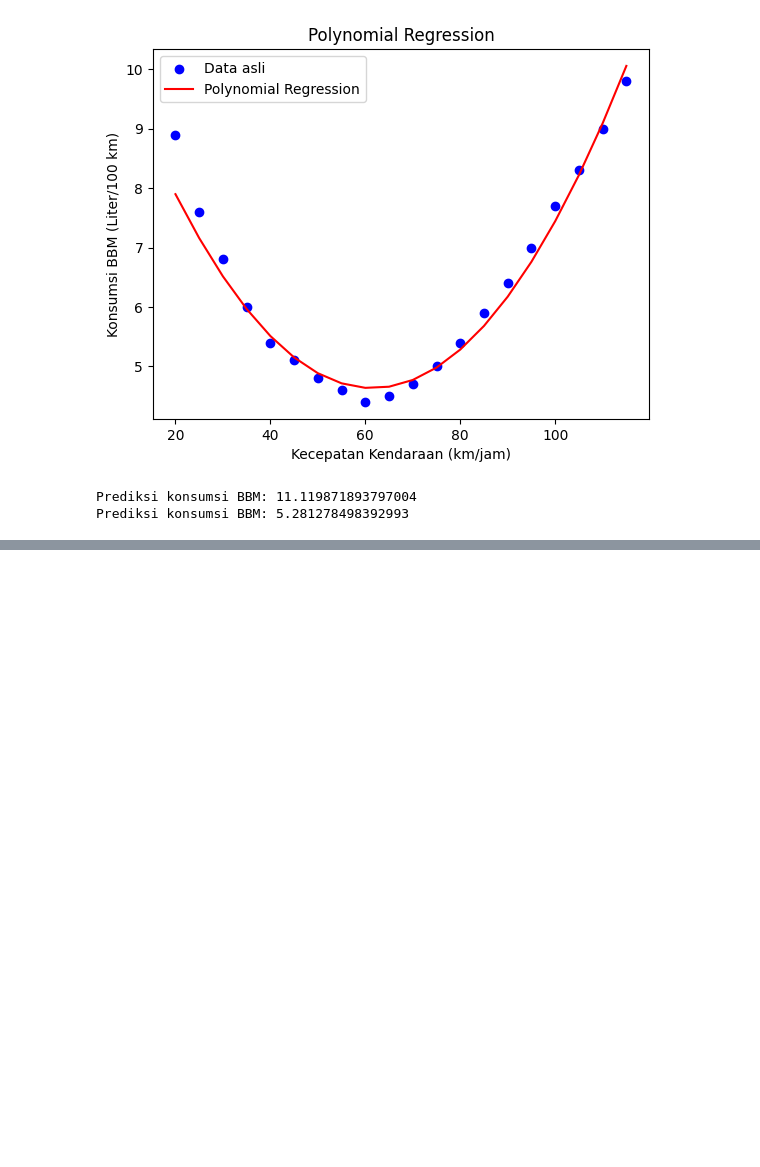
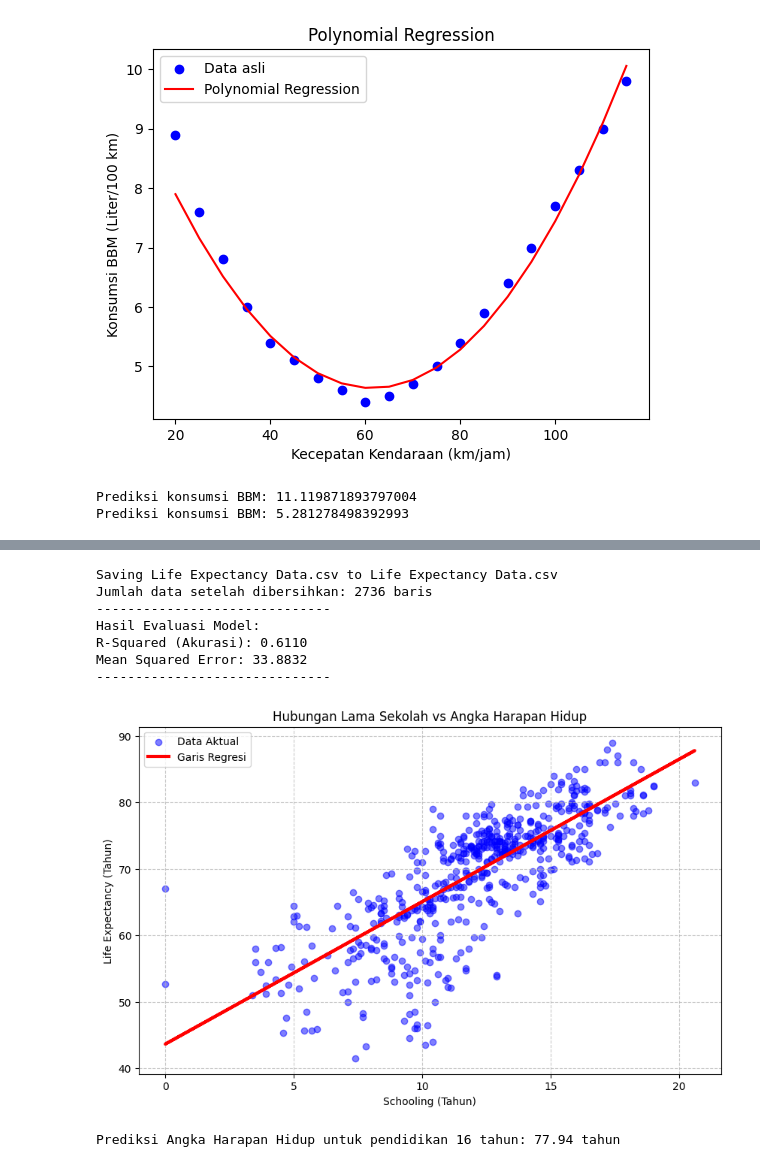
Before and after one commit to meryymarta/DataMining, a Jupyter notebook: Week6_Regression.ipynb, the cells around one changed output, grey strips where cells are left out. Drawn from its saved outputs; the diff is of its cells as text; code cells hidden in the pictures; blank space fills up the shorter version.

```diff
--- a/Week6_Regression.ipynb
+++ b/Week6_Regression.ipynb
@@ -261,3 +261,71 @@ RMSE Testing: 0.5614516586136128
 [figure]
 Prediksi konsumsi BBM: 11.119871893797004
 Prediksi konsumsi BBM: 5.281278498392993
+# %%
+#TUGAS 1
+#LINEAR REGRESSION - Life Expectancy Data
+
+import pandas as pd
+import numpy as np
+import matplotlib.pyplot as plt
+import seaborn as sns
+from sklearn.model_selection import train_test_split
+from sklearn.linear_model import LinearRegression
+from sklearn.metrics import mean_squared_error, r2_score
+
+from google.colab import files
+uploaded = files.upload()
+
+#Load Dataset
+df = pd.read_csv('Life Expectancy Data.csv')
+
+#Data Cleaning
+#Menghapus spasi berlebih pada nama kolom
+df.columns = [c.strip() for c in df.columns]
+
+# Menghapus baris yang memiliki nilai kosong pada kolom target dan fitur utama
+fitur_utama = ['Life expectancy', 'Schooling', 'Adult Mortality', 'HIV/AIDS', 'BMI']
+df_clean = df.dropna(subset=fitur_utama)
+print(f"Jumlah data setelah dibersihkan: {df_clean.shape[0]} baris")
+
+#menyiapkan fitur (X) dan target (y)
+X = df_clean[['Schooling']].values
+y = df_clean['Life expectancy'].values
+
+#split data
+X_train, X_test, y_train, y_test = train_test_split(X, y, test_size=0.2, random_state=42)
+
+#Melatih Model Linear Regression
+model = LinearRegression()
+model.fit(X_train, y_train)
+
+#Melakukan Prediksi
+y_pred = model.predict(X_test)
+
+#Evaluasi Model
+r2 = r2_score(y_test, y_pred)
+mse = mean_squared_error(y_test, y_pred)
+
+print("-" * 30)
+print(f"Hasil Evaluasi Model:")
+print(f"R-Squared (Akurasi): {r2:.4f}")
+print(f"Mean Squared Error: {mse:.4f}")
+print("-" * 30)
+
+#Visualisasi Hasil
+plt.figure(figsize=(10, 6))
+plt.scatter(X_test, y_test, color='blue', alpha=0.5, label='Data Aktual')
+plt.plot(X_test, y_pred, color='red', linewidth=3, label='Garis Regresi')
+
+plt.title('Hubungan Lama Sekolah vs Angka Harapan Hidup')
+plt.xlabel('Schooling (Tahun)')
+plt.ylabel('Life Expectancy (Tahun)')
+plt.legend()
+plt.grid(True, linestyle='--', alpha=0.7)
+plt.show()
+
+#Contoh Prediksi Baru
+tahun_sekolah = 16
+prediksi_umur = model.predict([[tahun_sekolah]])
+print(f"Prediksi Angka Harapan Hidup untuk pendidikan {tahun_sekolah} tahun: {prediksi_umur[0]:.2f} tahun")
+# %% [output]
@@ -264 +333,10 @@ Prediksi konsumsi BBM: 5.281278498392993
+Saving Life Expectancy Data.csv to Life Expectancy Data.csv
+Jumlah data setelah dibersihkan: 2736 baris
+------------------------------
+Hasil Evaluasi Model:
+R-Squared (Akurasi): 0.6110
+Mean Squared Error: 33.8832
+------------------------------
+[figure, added]
+Prediksi Angka Harapan Hidup untuk pendidikan 16 tahun: 77.94 tahun
 # %%
```
Also changed, not shown: parts of 3 cells of this notebook.
